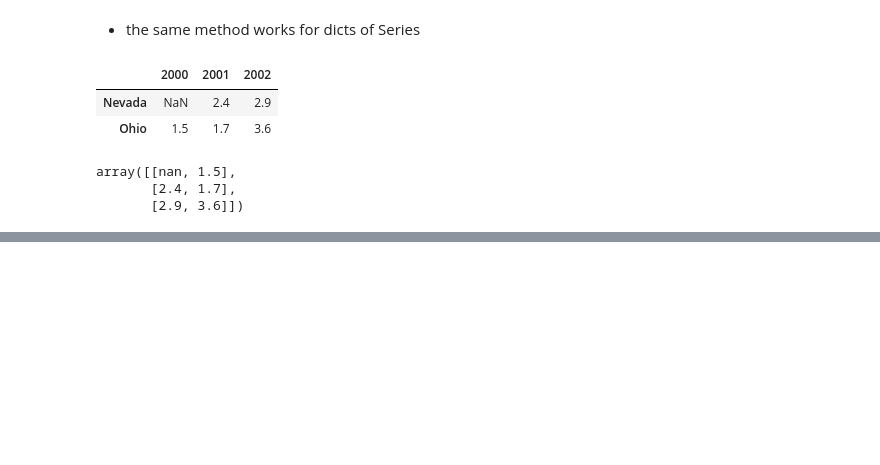
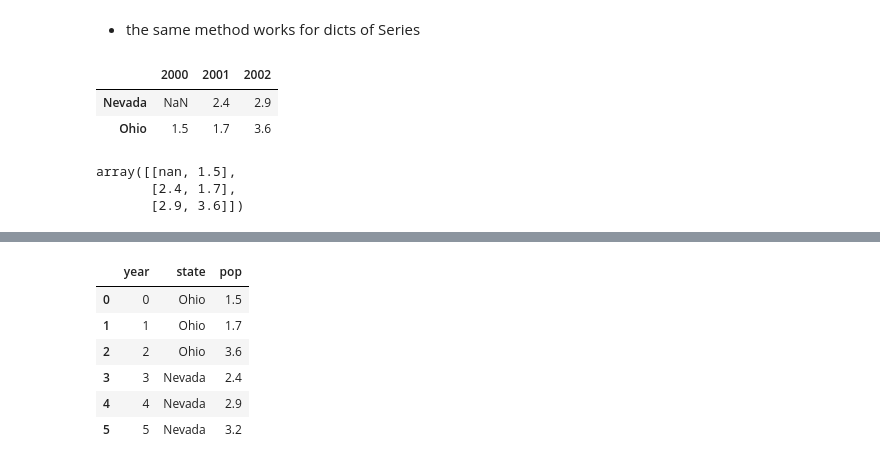
Before and after one commit to thejosephallen/handson_ml, a Jupyter notebook: pfda_ch5.ipynb, the cells around one changed output, grey strips where cells are left out. Drawn from its saved outputs; the diff is of its cells as text; code cells hidden in the pictures; blank space fills up the shorter version.

```diff
--- a/pfda_ch5.ipynb
+++ b/pfda_ch5.ipynb
@@ -217,0 +255,10 @@ array([[nan, 1.5],
+# %%
+frame.reindex(columns=reversed(frame.columns)) # and we can use the columns option to rearrange columns
+# %% [output]
+|  | year | state | pop |
+| 0 | 0 | Ohio | 1.5 |
+| 1 | 1 | Ohio | 1.7 |
+| 2 | 2 | Ohio | 3.6 |
+| 3 | 3 | Nevada | 2.4 |
+| 4 | 4 | Nevada | 2.9 |
+| 5 | 5 | Nevada | 3.2 |
```
Also changed, not shown: parts of 18 cells of this notebook.
